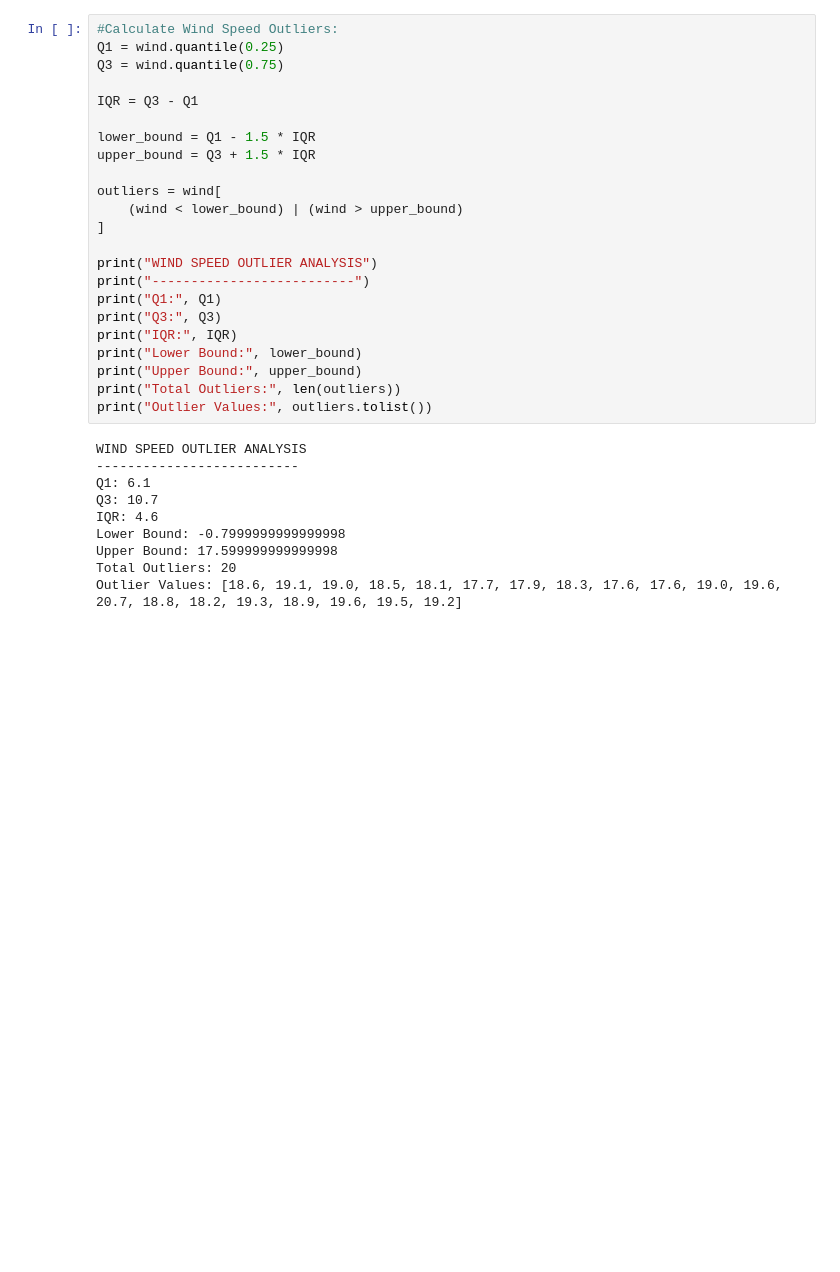
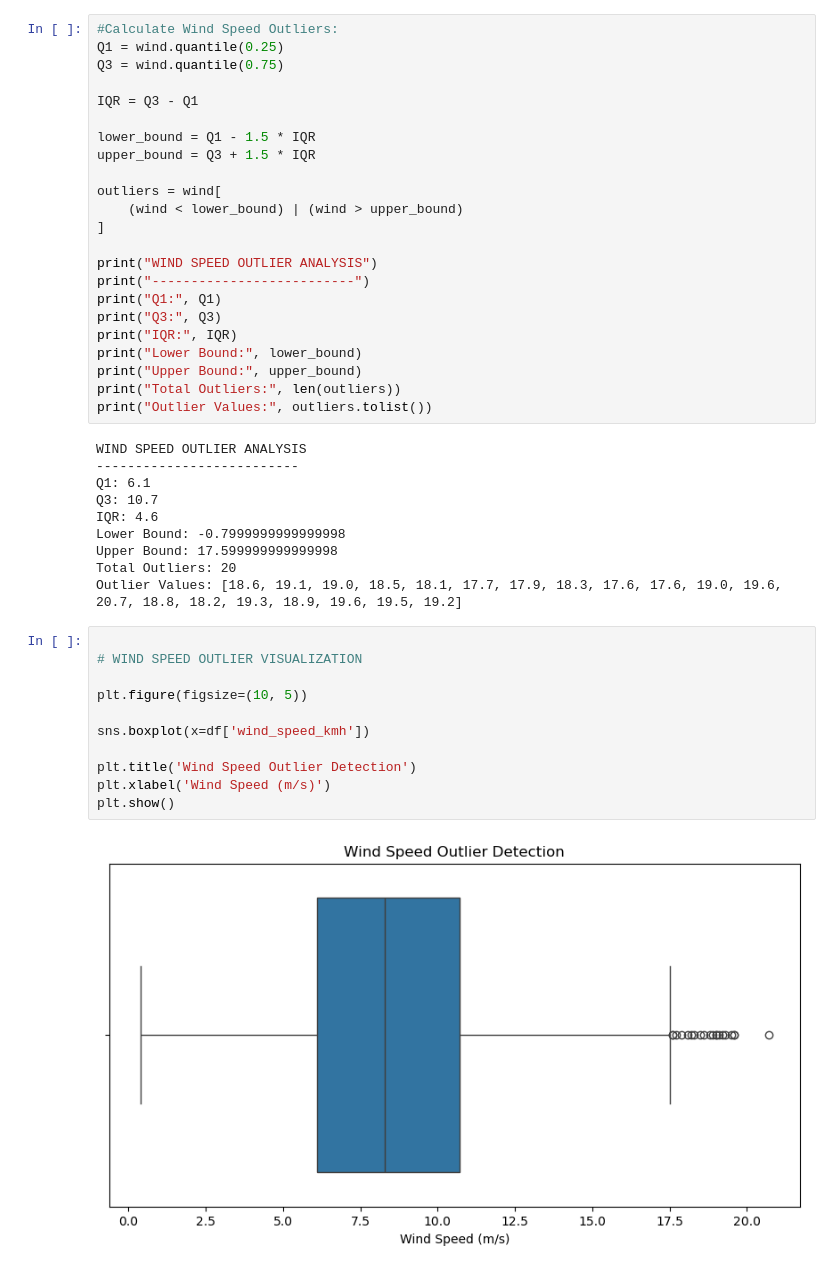
Before and after one commit to shabaz-syed/AtomSync-MicroClimate-Analaytics, a Jupyter notebook: Notebooks/01_data_understanding.ipynb, the cells around one changed output. Drawn from its saved outputs; the diff is of its cells as text; blank space fills up the shorter version.

```diff
--- a/Notebooks/01_data_understanding.ipynb
+++ b/Notebooks/01_data_understanding.ipynb
@@ -988,3 +988,16 @@ Lower Bound: -0.7999999999999998
 Upper Bound: 17.599999999999998
 Total Outliers: 20
 Outlier Values: [18.6, 19.1, 19.0, 18.5, 18.1, 17.7, 17.9, 18.3, 17.6, 17.6, 19.0, 19.6, 20.7, 18.8, 18.2, 19.3, 18.9, 19.6, 19.5, 19.2]
+# %%
+
+# WIND SPEED OUTLIER VISUALIZATION
+
+plt.figure(figsize=(10, 5))
+
+sns.boxplot(x=df['wind_speed_kmh'])
+
+plt.title('Wind Speed Outlier Detection')
+plt.xlabel('Wind Speed (m/s)')
+plt.show()
+# %% [output]
+[figure, added]
```
Also changed, not shown: parts of 7 cells of this notebook.
